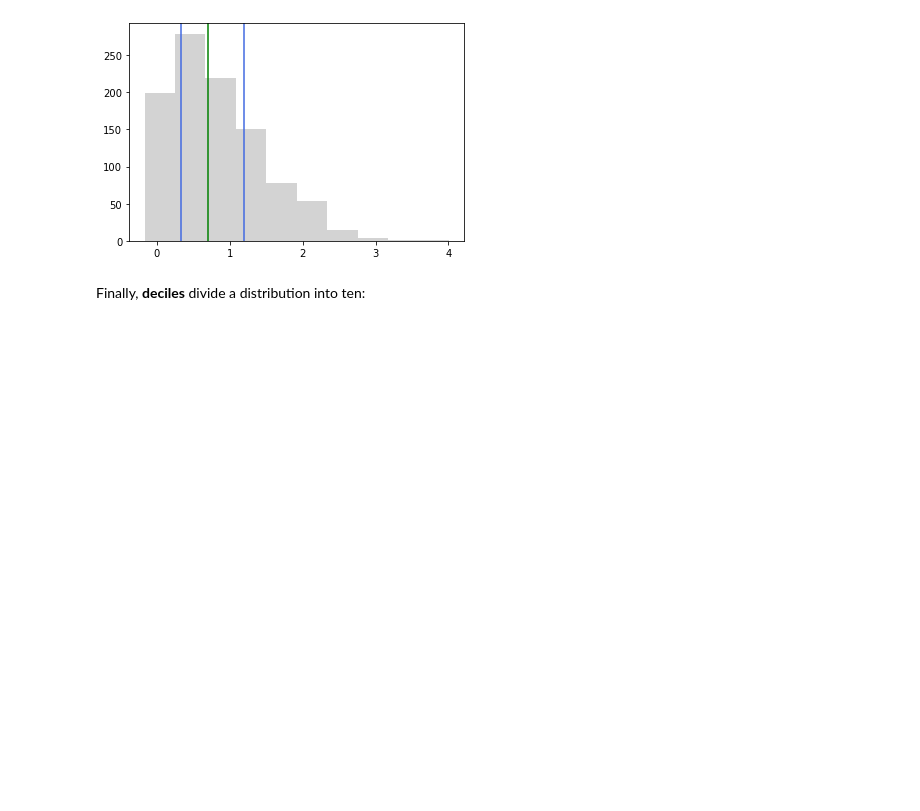
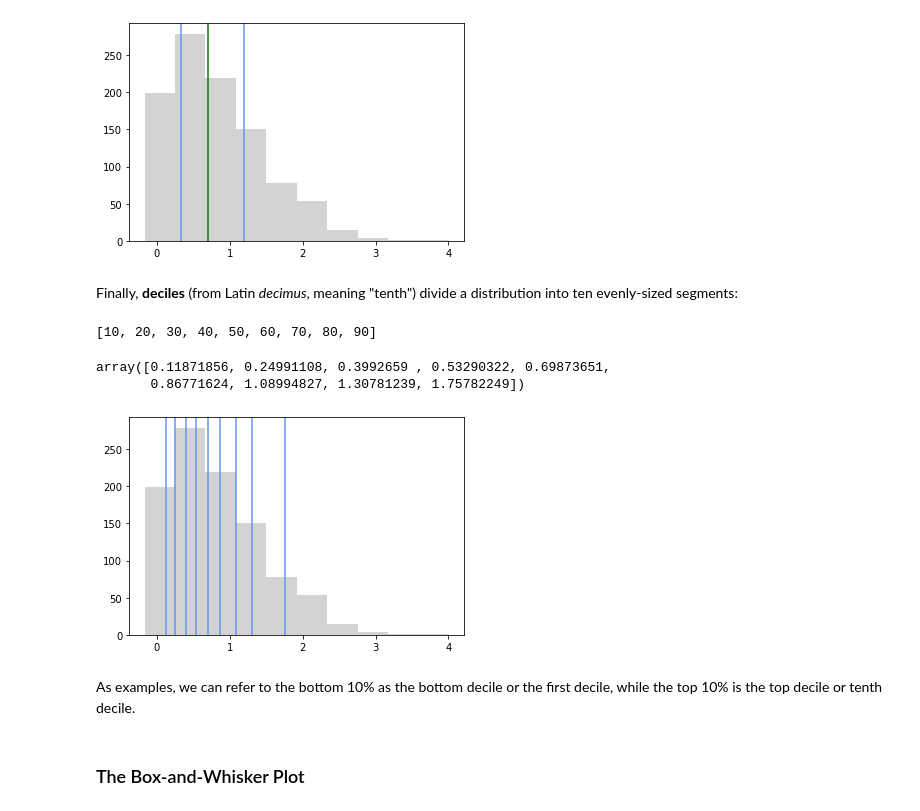
Before and after one commit to jonkrohn/ML-foundations, a Jupyter notebook: notebooks/5-probability.ipynb, the cells around one changed output. Cells and saved outputs as stored; diff of their text form; code cells hidden in the pictures; blank space fills up the shorter version.

Commit message:
add box-and-whisker plot

```diff
--- a/notebooks/5-probability.ipynb
+++ b/notebooks/5-probability.ipynb
@@ -402,6 +402,24 @@ _ = plt.hist(x, color = 'lightgray')
 # %% [output]
 [figure]
 # %% [markdown]
-Finally, **deciles** divide a distribution into ten:
+Finally, **deciles** (from Latin *decimus*, meaning "tenth") divide a distribution into ten evenly-sized segments:
+# %%
+[i for i in range(10, 100, 10)]
+# %% [output]
+[10, 20, 30, 40, 50, 60, 70, 80, 90]
 # %%
-d = np.percentile(x [])
+d = np.percentile(x, range(10, 100, 10))
+d
+# %% [output]
+array([0.11871856, 0.24991108, 0.3992659 , 0.53290322, 0.69873651,
+       0.86771624, 1.08994827, 1.30781239, 1.75782249])
+# %%
+fig, ax = plt.subplots()
+[plt.axvline(x = d_i, color='cornflowerblue') for d_i in d]
+_ = plt.hist(x, color = 'lightgray')
+# %% [output]
+[figure, added]
+# %% [markdown]
+As examples, we can refer to the bottom 10% as the bottom decile or the first decile, while the top 10% is the top decile or tenth decile.
+# %% [markdown]
+### The Box-and-Whisker Plot
```
Also changed, not shown: parts of 27 cells of this notebook.
